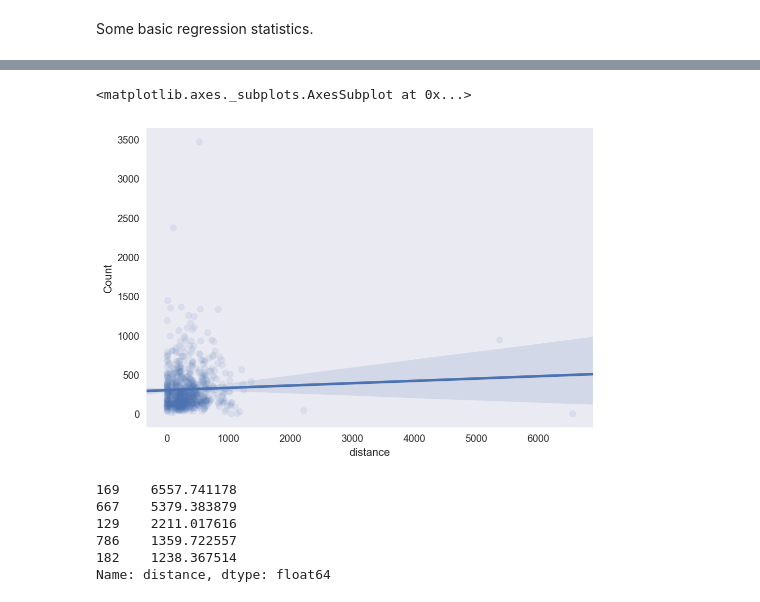
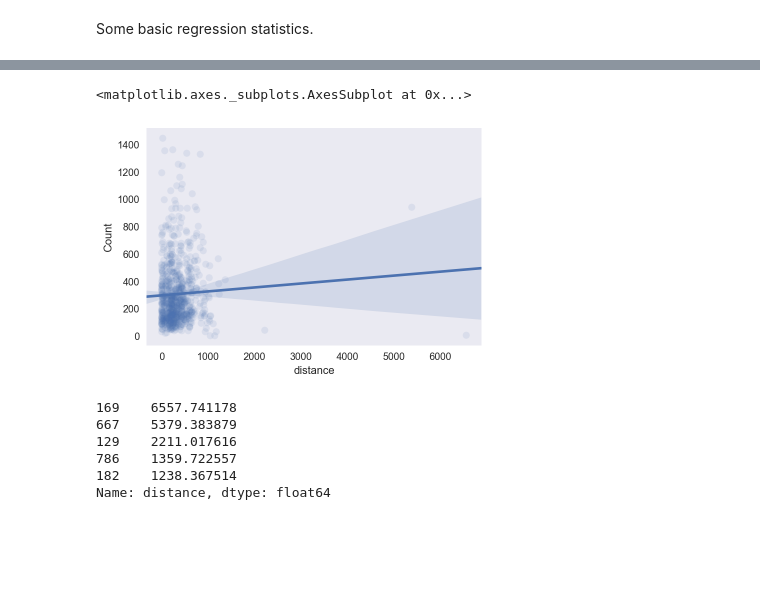
Before and after one commit to mrjacobson/ippp-final-project, a Jupyter notebook: Final Project.ipynb, the cells around one changed output, grey strips where cells are left out. Cells and saved outputs as stored; diff of their text form; code cells hidden in the pictures; blank space fills up the shorter version.

```diff
--- a/Final Project.ipynb
+++ b/Final Project.ipynb
@@ -281,7 +281,7 @@ resp = requests.get(addr)
 # %%
 json = resp.json()
 # %%
-pop = pd.DataFrame(json, )
+pop = pd.DataFrame(json)
 # %%
 pop.head()
 # %% [output]
@@ -403,9 +381,9 @@ Name: Count, Length: 801, dtype: int64
 # %%
 sns.regplot(x = 'distance', y = 'Count',
-            data = merged, scatter_kws = {"alpha" : 0.1})
+            data = merged[merged['Count']<1500], scatter_kws = {"alpha" : 0.1})
 # %% [output]
 <matplotlib.axes._subplots.AxesSubplot at 0x...>
-[figure, old version]
+[figure, new version]
 # %%
 merged['distance'].sort_values(ascending = False).head()
 # %% [output]
```
Also changed, not shown: parts of 47 cells of this notebook.
